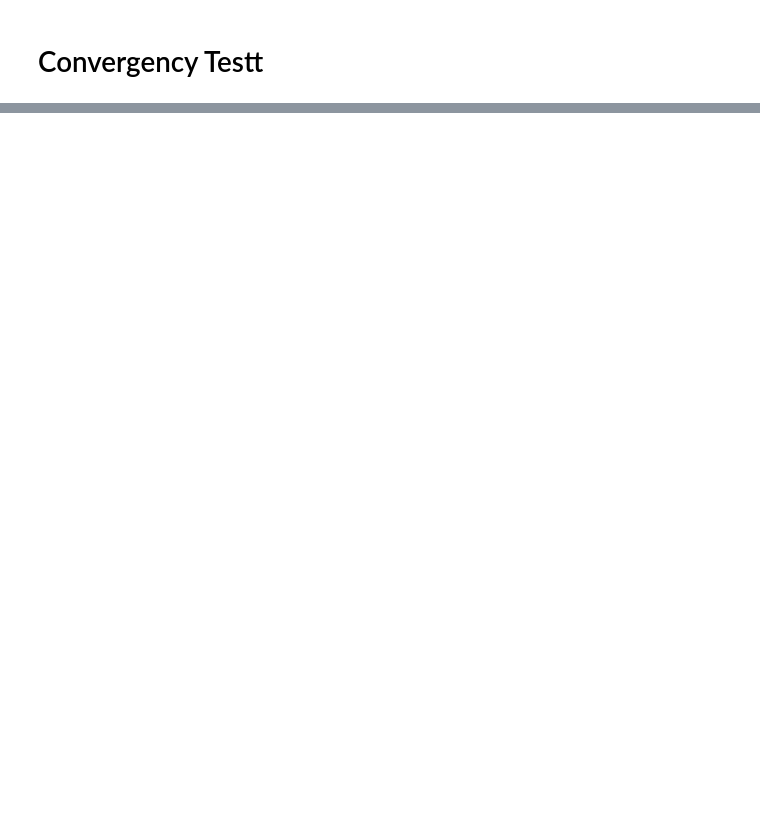
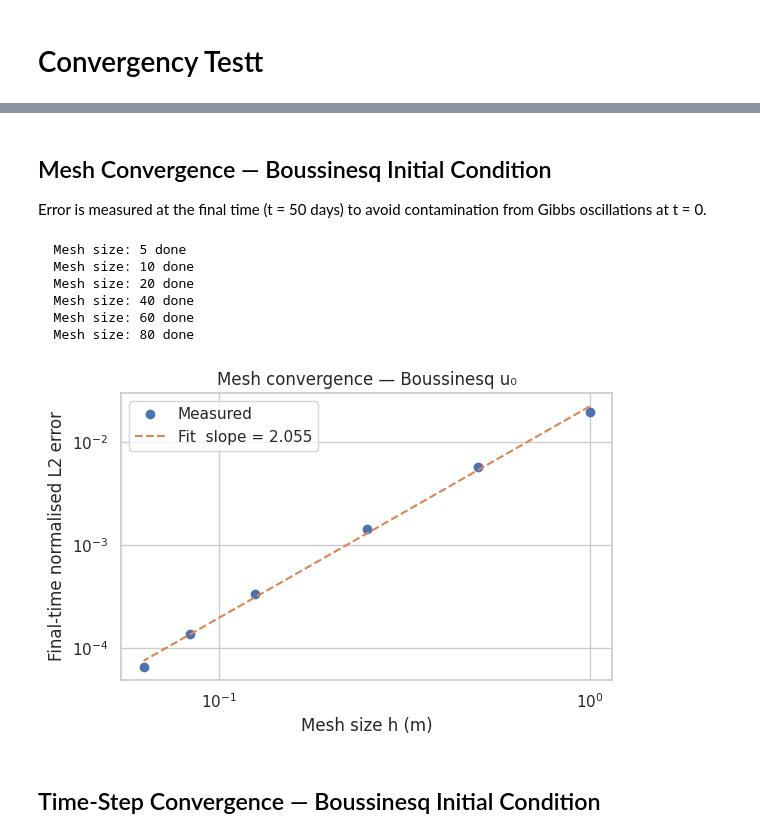
Before and after one commit to Uthman-eng/Geotechnical-Consolidation-FEM, a Jupyter notebook: notebooks/2_terzaghi_1d_multilayer.ipynb, the cells around one changed output, grey strips where cells are left out. Cells and saved outputs as stored; diff of their text form; code cells hidden in the pictures; blank space fills up the shorter version.

```diff
--- a/notebooks/2_terzaghi_1d_multilayer.ipynb
+++ b/notebooks/2_terzaghi_1d_multilayer.ipynb
@@ -200,0 +142,49 @@ Interface node index: 50   (z = 2.5000 m)
+# %% [markdown]
+## Mesh Convergence — Boussinesq Initial Condition
+
+Error is measured at the final time (t = 50 days) to avoid contamination from Gibbs oscillations at t = 0.
+# %%
+mesh_sizes      = np.array([5, 10, 20, 40, 60, 80], dtype=int)
+T_conv          = 50 * 24 * 60 * 60
+time_steps_conv = 5000
+
+mesh_h  = H / mesh_sizes
+mesh_l2 = []
+
+for nx in mesh_sizes:
+    _, fem_u, _ = Get_terzaghi1dMultilayer_FEA(
+        depths, nx, load, T_conv, time_steps_conv, Cv, Mv, Base=base, U0=False
+    )
+    u0_b      = fem_u[0, :]
+    N_terms_b = max(3, (nx + 1) // 2)
+    an_u, _, _ = Get_terzaghi1d_Analytical_u0(u0_b, H, nx, T_conv, time_steps_conv, Cv[0], N_terms_b)
+    err = fem_u[-1, :] - an_u[-1, :]
+    dz  = H / nx
+    l2  = np.sqrt(np.sum(err**2) * dz)
+    ref = np.sqrt(np.sum(an_u[0, :]**2) * dz)
+    mesh_l2.append(l2 / (ref + 1e-30))
+    print(f"  Mesh size: {nx} done")
+
+mesh_l2 = np.asarray(mesh_l2)
+p_m, logC_m = np.polyfit(np.log(mesh_h), np.log(mesh_l2), 1)
+fit_m = np.exp(logC_m) * mesh_h**p_m
+
+plt.figure(figsize=(6, 4))
+plt.loglog(mesh_h, mesh_l2, "o",  label="Measured")
+plt.loglog(mesh_h, fit_m,   "--", label=f"Fit  slope = {p_m:.3f}")
+plt.xlabel("Mesh size h (m)")
+plt.ylabel("Final-time normalised L2 error")
+plt.title("Mesh convergence — Boussinesq u₀")
+plt.legend()
+plt.tight_layout()
+plt.show()
+# %% [output]
+  Mesh size: 5 done
+  Mesh size: 10 done
+  Mesh size: 20 done
+  Mesh size: 40 done
+  Mesh size: 60 done
+  Mesh size: 80 done
+[figure, added]
+# %% [markdown]
+## Time-Step Convergence — Boussinesq Initial Condition
```
Also changed, not shown: parts of 8 cells of this notebook, 3 other files.
